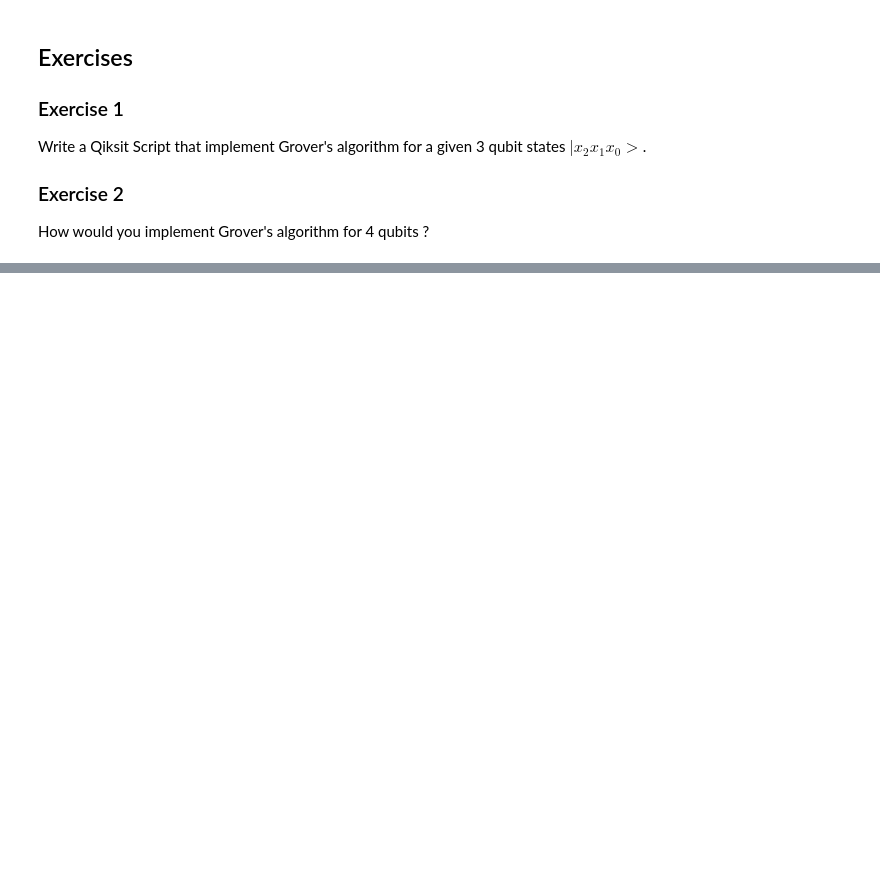
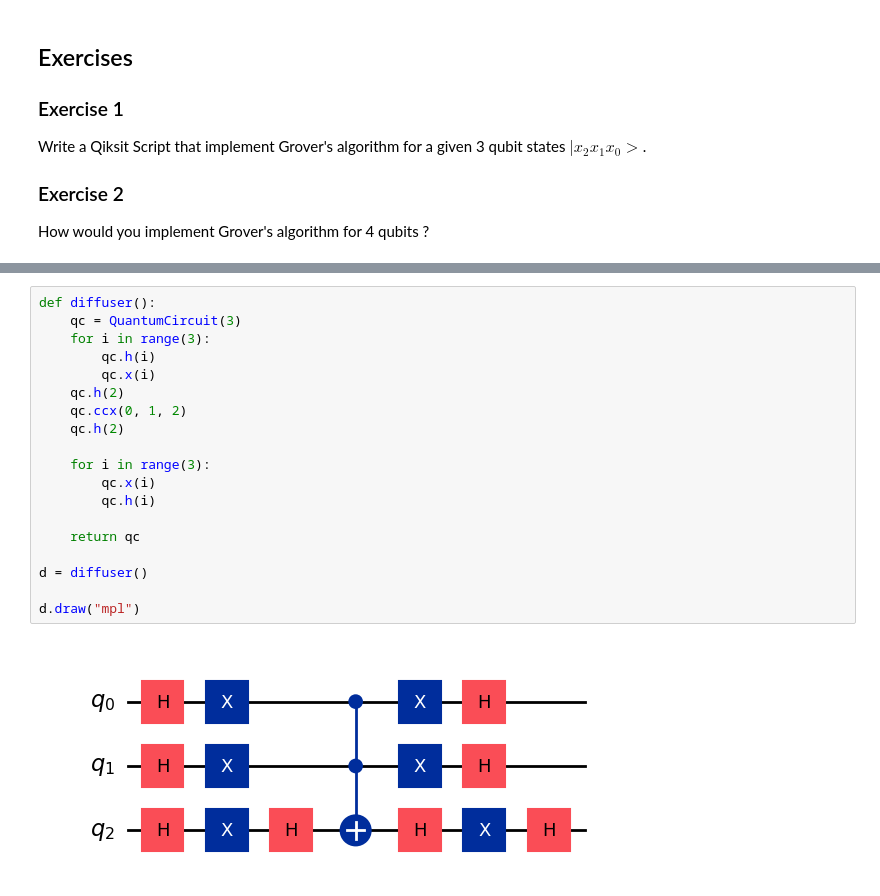
Before and after one commit to zshelali/UTBM-Math, a Jupyter notebook: IT41/Practical-Session-4-Quantum-Algorithms/quantum_algorithms.ipynb, the cells around one changed output, grey strips where cells are left out. Saved outputs shown, nothing was run; the diff lists cells and outputs as text; blank space fills up the shorter version.

```diff
--- a/IT41/Practical-Session-4-Quantum-Algorithms/quantum_algorithms.ipynb
+++ b/IT41/Practical-Session-4-Quantum-Algorithms/quantum_algorithms.ipynb
@@ -737,0 +915,21 @@ How would you implement Grover's algorithm for 4 qubits ?
+# %%
+def diffuser():
+    qc = QuantumCircuit(3)
+    for i in range(3):
+        qc.h(i)
+        qc.x(i)
+    qc.h(2)
+    qc.ccx(0, 1, 2)
+    qc.h(2)
+
+    for i in range(3):
+        qc.x(i)
+        qc.h(i)
+
+    return qc
+
+d = diffuser()
+
+d.draw("mpl")
+# %% [output]
+[figure, added]
```
Also changed, not shown: parts of 19 cells of this notebook, 1 other file.
